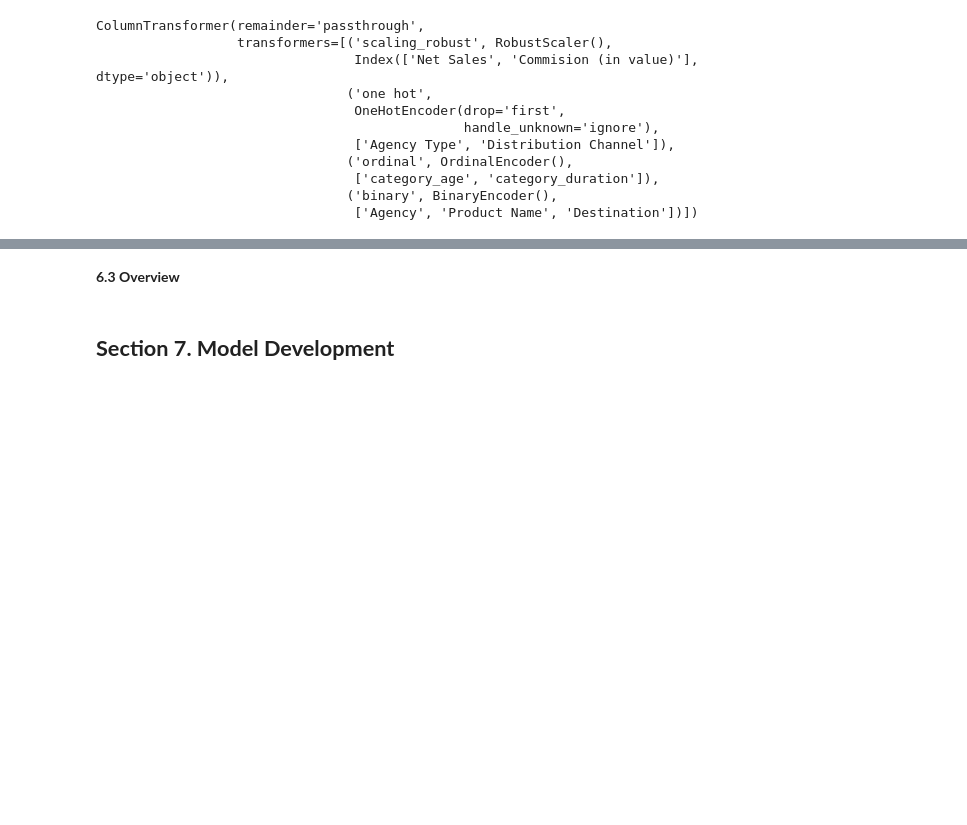
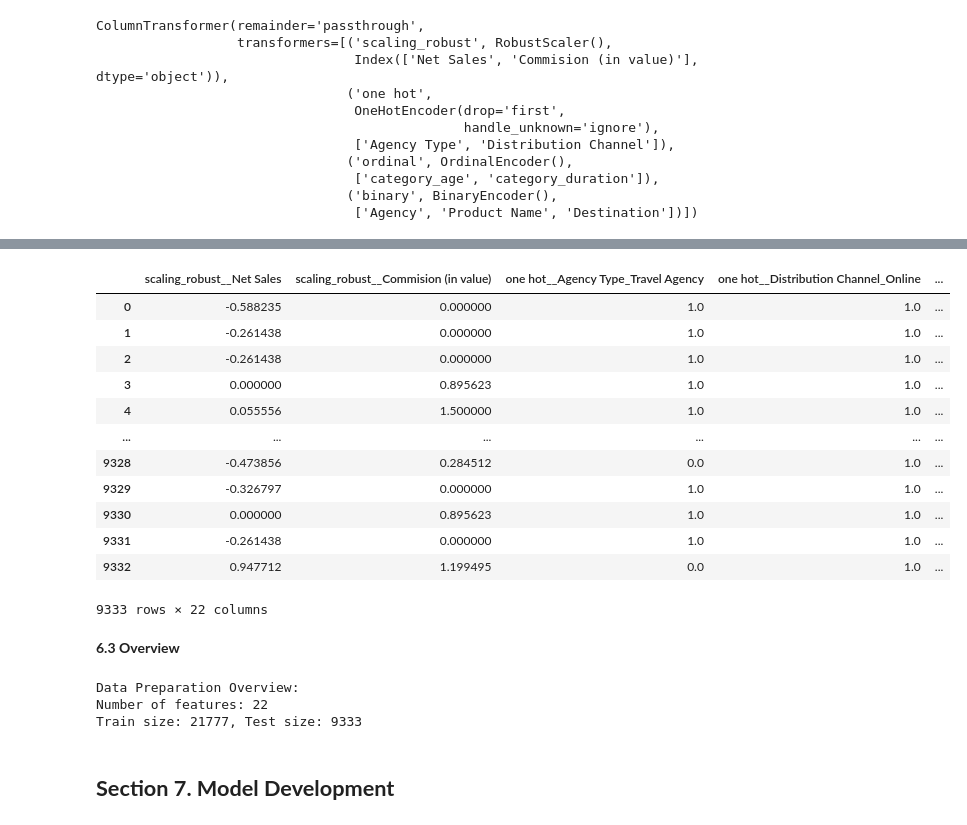
Before and after one commit to Faizism/travel_insurance, a Jupyter notebook: notebooks/1.0-bdp-inital-notebook.ipynb, the cells around one changed output, grey strips where cells are left out. Drawn from its saved outputs; the diff is of its cells as text; code cells hidden in the pictures; blank space fills up the shorter version.

```diff
--- a/notebooks/1.0-bdp-inital-notebook.ipynb
+++ b/notebooks/1.0-bdp-inital-notebook.ipynb
@@ -699,5 +746,32 @@ X_test_pre = transformer.transform(X_test)
+# %%
+# Fit the transformer and transform the dataset
+X_test_transformed = pd.DataFrame(X_test_pre)
+X_test_transformed.columns = transformer.get_feature_names_out()
+X_test_transformed
+# %% [output]
+|  | scaling_robust__Net Sales | scaling_robust__Commision (in value) | one hot__Agency Type_Travel Agency | one hot__Distribution Channel_Online | ... |
+| 0 | -0.588235 | 0.000000 | 1.0 | 1.0 | ... |
+| 1 | -0.261438 | 0.000000 | 1.0 | 1.0 | ... |
+| 2 | -0.261438 | 0.000000 | 1.0 | 1.0 | ... |
+| 3 | 0.000000 | 0.895623 | 1.0 | 1.0 | ... |
+| 4 | 0.055556 | 1.500000 | 1.0 | 1.0 | ... |
+| ... | ... | ... | ... | ... | ... |
+| 9328 | -0.473856 | 0.284512 | 0.0 | 1.0 | ... |
+| 9329 | -0.326797 | 0.000000 | 1.0 | 1.0 | ... |
+| 9330 | 0.000000 | 0.895623 | 1.0 | 1.0 | ... |
+| 9331 | -0.261438 | 0.000000 | 1.0 | 1.0 | ... |
+| 9332 | 0.947712 | 1.199495 | 0.0 | 1.0 | ... |
+9333 rows × 22 columns
 # %% [markdown]
 **6.3 Overview**
+# %%
+print("Data Preparation Overview:")
+print(f"Number of features: {X_train_pre.shape[1]}")
+print(f"Train size: {len(X_train_pre)}, Test size: {len(X_test_pre)}")
+# %% [output]
+Data Preparation Overview:
+Number of features: 22
+Train size: 21777, Test size: 9333
 # %% [markdown]
 ## **Section 7. Model Development**
 # %% [markdown]
```
Also changed, not shown: parts of 3 cells of this notebook.
